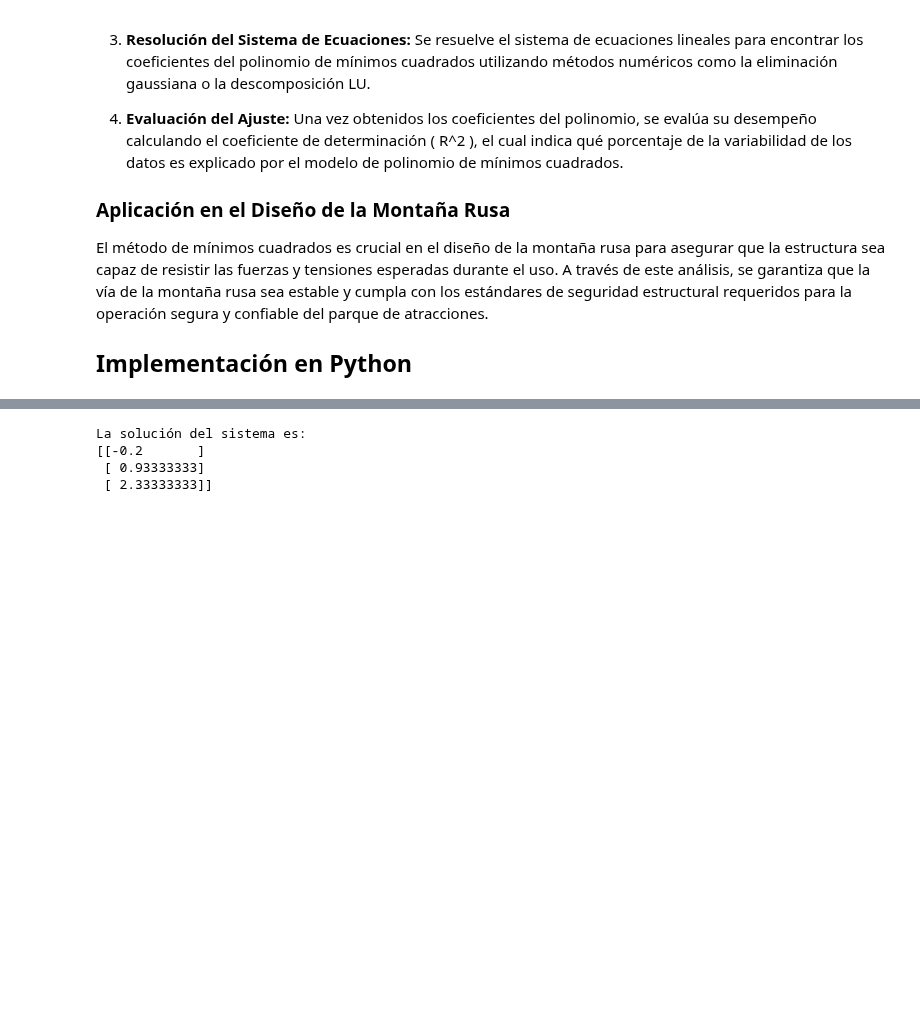
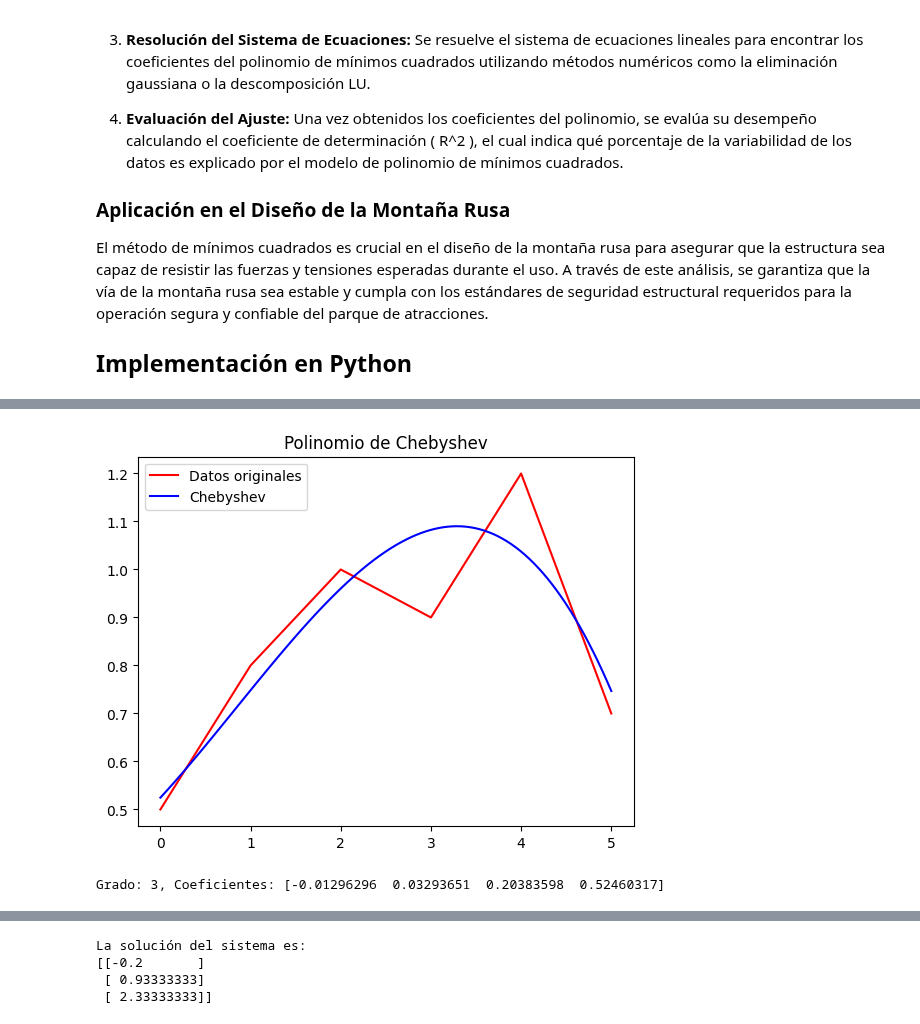
Before and after one commit to sonysarkis/ProyectoCalNum, a Jupyter notebook: Proyectos/proyecto2/proyecto3_cal.ipynb, the cells around one changed output, grey strips where cells are left out. Saved outputs shown, nothing was run; the diff lists cells and outputs as text; code cells hidden in the pictures; blank space fills up the shorter version.

```diff
--- a/Proyectos/proyecto2/proyecto3_cal.ipynb
+++ b/Proyectos/proyecto2/proyecto3_cal.ipynb
@@ -360,3 +332,64 @@ Coeficientes del polinomio ajustado: [-0.02083333  0.20104167 -0.64947917  0.922
+# %%
+# Función para ajustar un polinomio de Chebyshev a los datos
+def PolinomioChebyshev(GradoChebyshev, ArrayX, ArrayY):
+    # Calcular las raíces del polinomio de Chebyshev y escalarlas
+    # Distrubución de las raíces de Chebyshev en el intervalo [-1, 1]
+    RaicesPolinomio = np.cos(
+        (2 * np.arange(GradoChebyshev + 1) + 1) * np.pi
+        /
+        (2 * (GradoChebyshev + 1))
+    )
+    # Se escalan las raíces al intervalo de los datos originales para conseguir el eje x
+    RaicesPolinomioEscaladas = (
+        0.5 * (RaicesPolinomio + 1) * (ArrayX.max() - ArrayX.min())
+    ) + ArrayX.min()
+
+    # Ajustar un polinomio a los datos originales y evaluar en las raíces escaladas
+    polinomio = np.poly1d(np.polyfit(ArrayX, ArrayY, GradoChebyshev))
+    EvalY = polinomio(RaicesPolinomioEscaladas)
+
+    # Ajustar un polinomio usando las raíces escaladas y los valores evaluados
+    return np.polyfit(RaicesPolinomioEscaladas, EvalY, GradoChebyshev)
+
+# Funcion para validar el input del usuario
+def ObtenerGrado(ArrayX):
+    try:
+        grado = int(input('Grado del polinomio de Chebyshev: '))
+        if 0 <= grado < len(ArrayX):
+            return grado
+        else:
+            print(f'Error: el grado debe ser entre 0 y {len(ArrayX)-1}.')
+    except ValueError:
+        print('Error: Debes ingresar un número entero.')
+    return ObtenerGrado(ArrayX)
+
+def ListaIntervalo(min, max, intervalo = 100):
+    return np.linspace(min, max, intervalo)
+
+# Transformacion de datos del CSV a arrays de numpy
+ArrayX = np.array(x_data_cubico)
+ArrayY = np.array(y_data_cubico)
+grado = ObtenerGrado(ArrayX)
+
+# Obteniendo el polinomio de Chebyshev
+PolinomioResultante = np.poly1d(PolinomioChebyshev(grado, ArrayX, ArrayY))
+
+# Grafica de los datos originales y el polinomio de Chebyshev
+plt.plot(ArrayX, ArrayY, label='Datos originales', color='red')
+plt.plot(
+    ListaIntervalo(ArrayX.min(), ArrayX.max()),
+    PolinomioResultante(ListaIntervalo(ArrayX.min(), ArrayX.max())),
+    label='Chebyshev', color='blue'
+)
+plt.legend()
+plt.title('Polinomio de Chebyshev')
+plt.show()
+
+# Mostrar los coeficientes del polinomio ajustado
+print(f"Grado: {grado}, Coeficientes: {PolinomioResultante.coefficients}")
+# %% [output]
+[figure, added]
+Grado: 3, Coeficientes: [-0.01296296  0.03293651  0.20383598  0.52460317]
 # %% [markdown]
 # PARTE 4:
 
```
Also changed, not shown: parts of 3 cells of this notebook.
